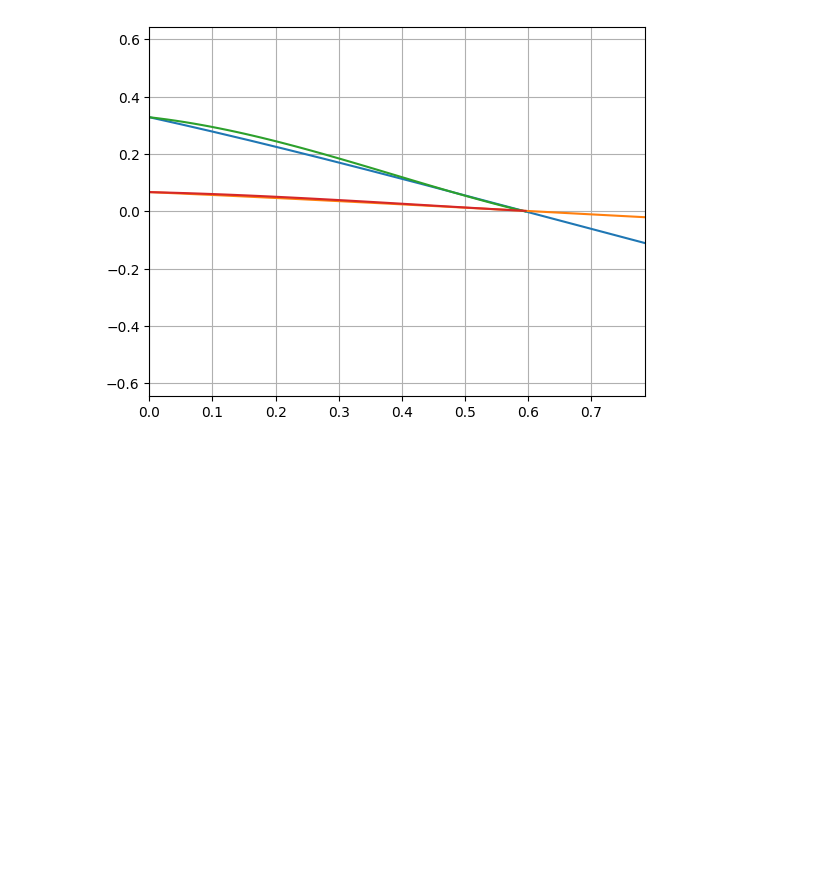
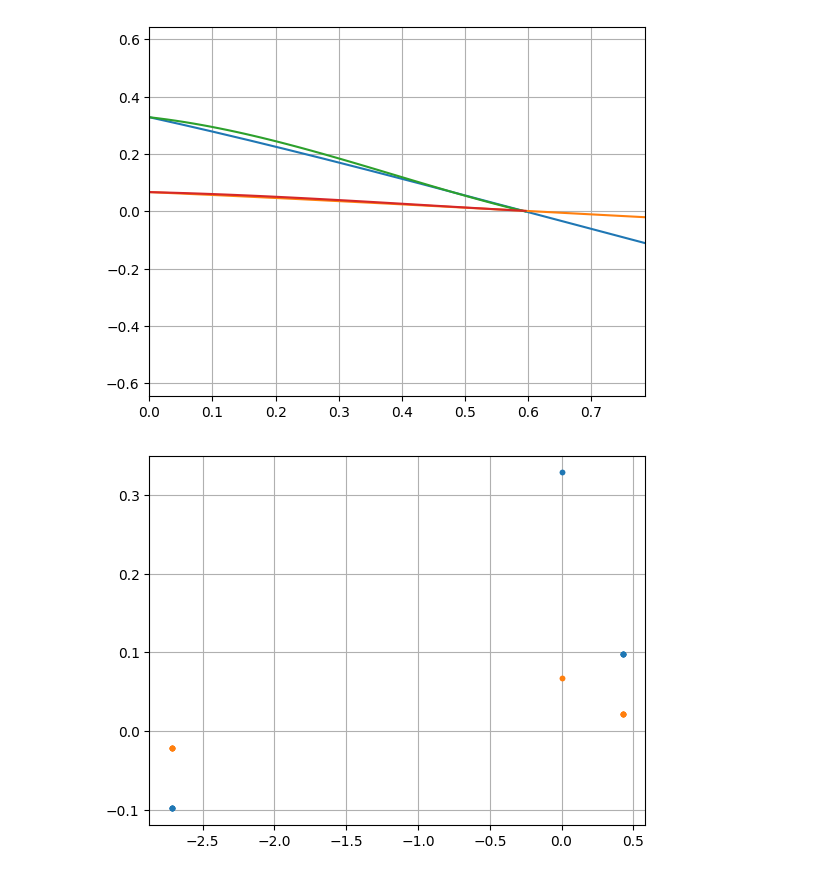
Before and after one commit to GijsB/propy, a Jupyter notebook: scripts/experiment_4q.ipynb, the cells around one changed output. Drawn from its saved outputs; the diff is of its cells as text; code cells hidden in the pictures; blank space fills up the shorter version.

Commit message:
The find_performance_4q is now able to deal with array/non-array combinations in the input.

```diff
--- a/scripts/experiment_4q.ipynb
+++ b/scripts/experiment_4q.ipynb
@@ -137,3 +137,23 @@ plt.xlim(0, pi/4)
 plt.grid()
 # %% [output]
 [figure]
+# %%
+from propy.propeller import WorkingPoint4Q, PerformancePoint4Q
+
+prop = pp.WageningenBPropeller(blades=4, area_ratio=0.7, pd_ratio=1.4)
+
+wp = WorkingPoint4Q(
+    rotation_speed=[1, 2, 3, 3, 3, 2 , 1, 0, -1, -2, -3, -3, -3, -2, -1, 0],
+    speed=[1, 2, 3, 3, 3, 2 , 1, 0, -1, -2, -3, -3, -3, -2, -1, 0],
+)
+
+perf = prop.find_performace_4q(wp)
+
+plt.plot(perf.beta, perf.ct, '.')
+plt.plot(perf.beta, perf.cq, '.')
+
+
+# plt.xlim(0, pi/4)
+plt.grid()
+# %% [output]
+[figure, added]
```
Also changed, not shown: parts of 4 cells of this notebook, 1 other file.
